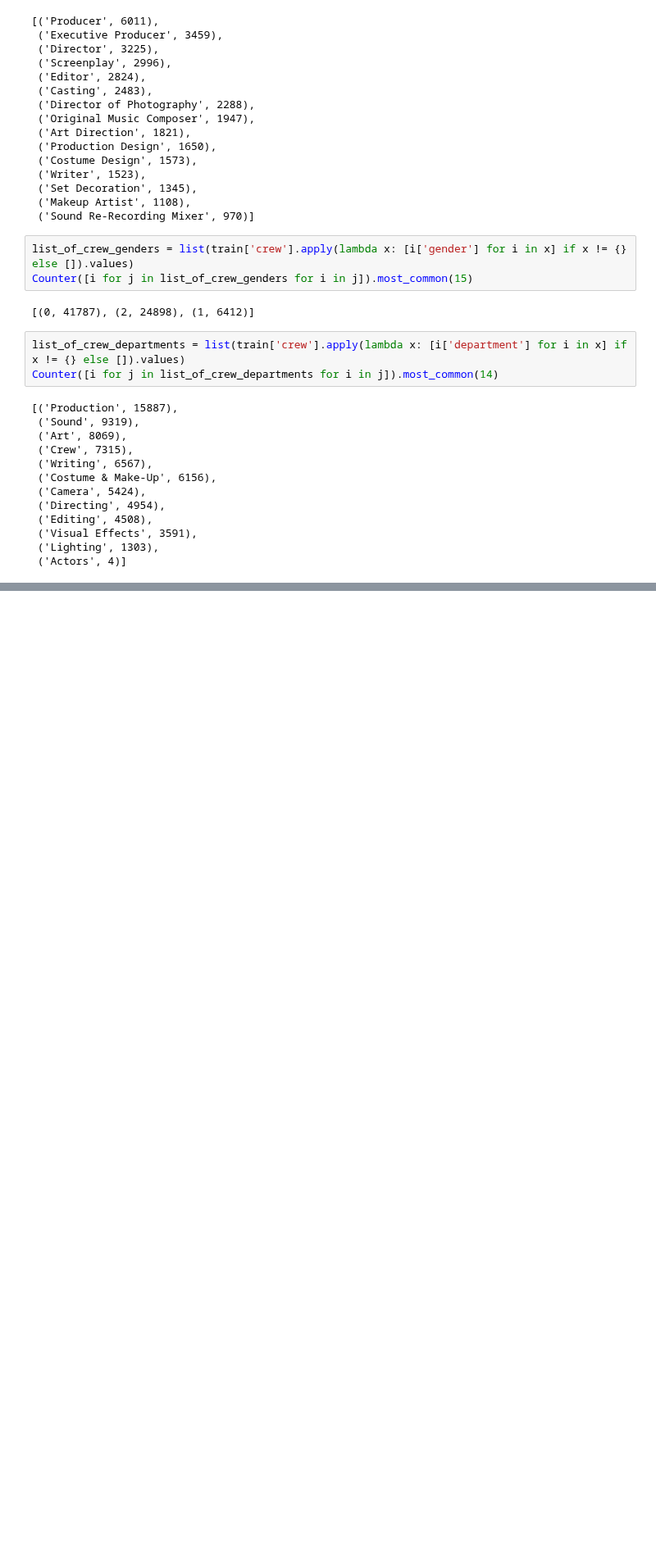
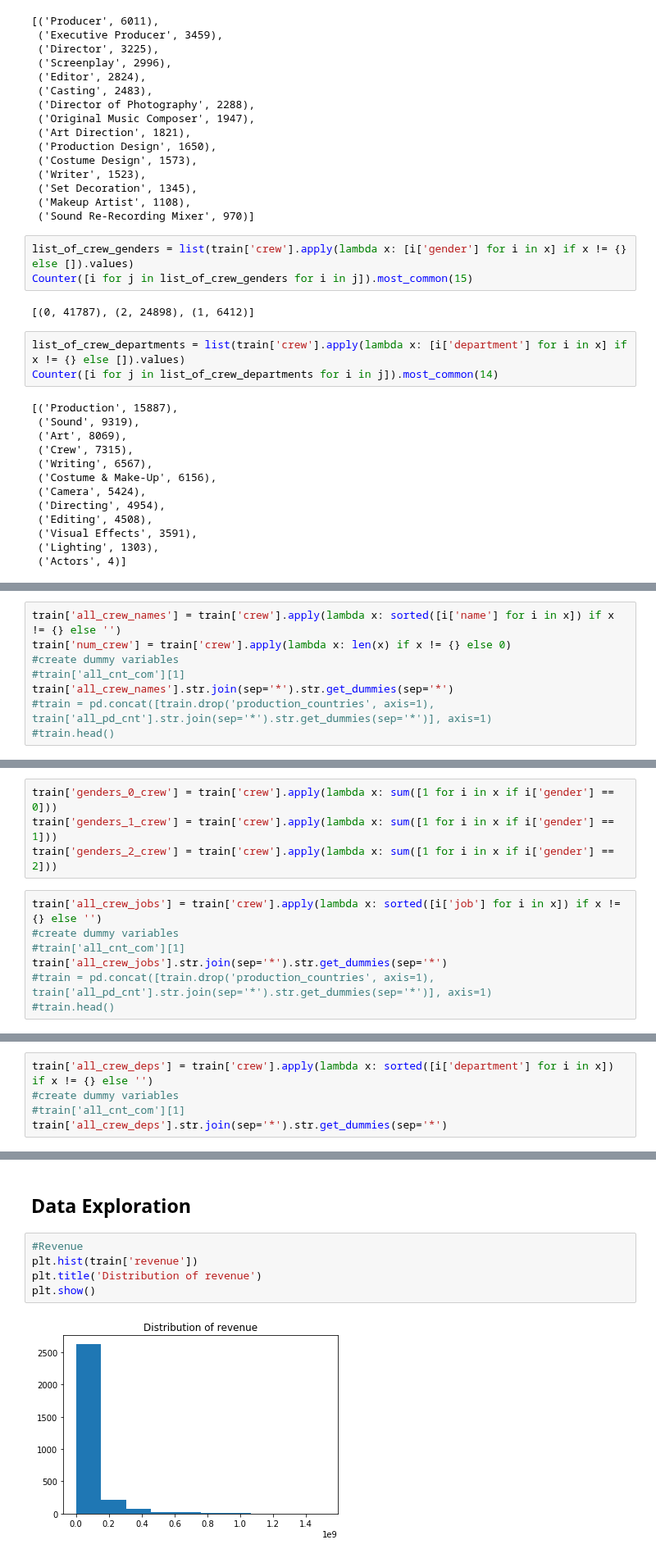
Before and after one commit to Kuntya/Capstone-Project-1, a Jupyter notebook: Capstone Project 1.ipynb, the cells around one changed output, grey strips where cells are left out. Shown at 82% size. Drawn from its saved outputs; the diff is of its cells as text; blank space fills up the shorter version.

```diff
--- a/Capstone Project 1.ipynb
+++ b/Capstone Project 1.ipynb
@@ -555,0 +711,8 @@ Counter([i for j in list_of_crew_names for i in j]).most_common(15)
+# %%
+train['all_crew_names'] = train['crew'].apply(lambda x: sorted([i['name'] for i in x]) if x != {} else '')
+train['num_crew'] = train['crew'].apply(lambda x: len(x) if x != {} else 0)
+#create dummy variables
+#train['all_cnt_com'][1]
+train['all_crew_names'].str.join(sep='*').str.get_dummies(sep='*')
+#train = pd.concat([train.drop('production_countries', axis=1), train['all_pd_cnt'].str.join(sep='*').str.get_dummies(sep='*')], axis=1)
+#train.head()
@@ -555,0 +733,11 @@ Counter([i for j in list_of_crew_names for i in j]).most_common(15)
+# %%
+train['genders_0_crew'] = train['crew'].apply(lambda x: sum([1 for i in x if i['gender'] == 0]))
+train['genders_1_crew'] = train['crew'].apply(lambda x: sum([1 for i in x if i['gender'] == 1]))
+train['genders_2_crew'] = train['crew'].apply(lambda x: sum([1 for i in x if i['gender'] == 2]))
+# %%
+train['all_crew_jobs'] = train['crew'].apply(lambda x: sorted([i['job'] for i in x]) if x != {} else '')
+#create dummy variables
+#train['all_cnt_com'][1]
+train['all_crew_jobs'].str.join(sep='*').str.get_dummies(sep='*')
+#train = pd.concat([train.drop('production_countries', axis=1), train['all_pd_cnt'].str.join(sep='*').str.get_dummies(sep='*')], axis=1)
+#train.head()
@@ -555,0 +758,5 @@ Counter([i for j in list_of_crew_names for i in j]).most_common(15)
+# %%
+train['all_crew_deps'] = train['crew'].apply(lambda x: sorted([i['department'] for i in x]) if x != {} else '')
+#create dummy variables
+#train['all_cnt_com'][1]
+train['all_crew_deps'].str.join(sep='*').str.get_dummies(sep='*')
@@ -555,0 +777,9 @@ Counter([i for j in list_of_crew_names for i in j]).most_common(15)
+# %% [markdown]
+## Data Exploration
+# %%
+#Revenue
+plt.hist(train['revenue'])
+plt.title('Distribution of revenue')
+plt.show()
+# %% [output]
+[figure, added]
```
Also changed, not shown: parts of 42 cells of this notebook.
